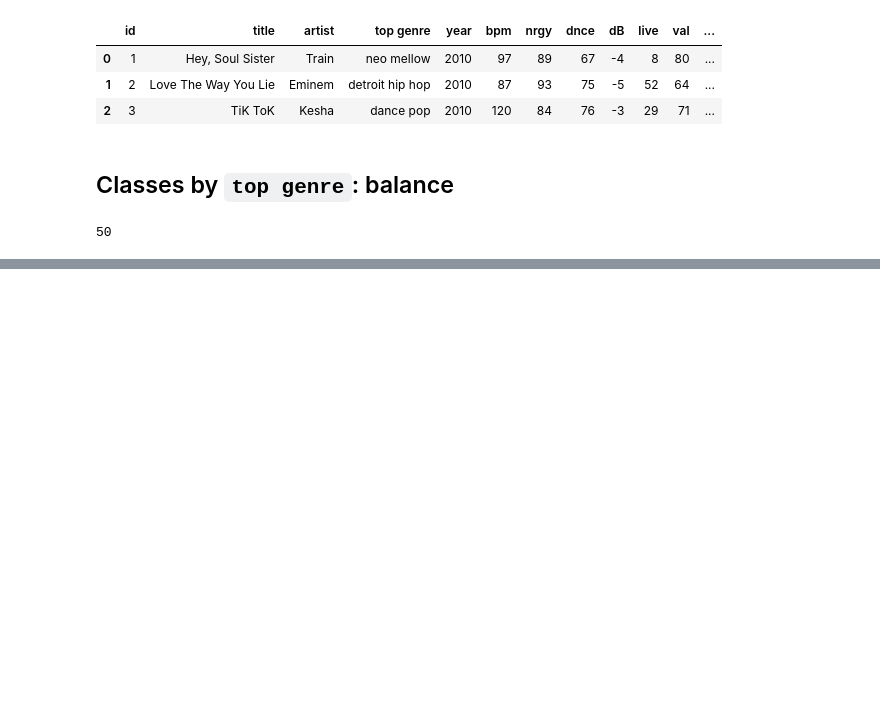
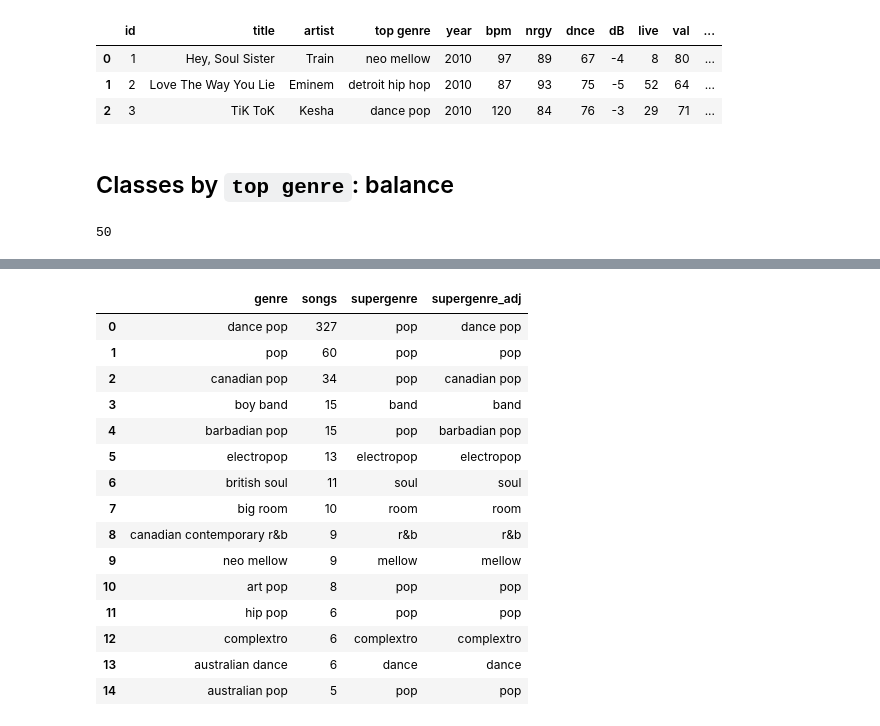
Before and after one commit to moisesmendes/spotify-analysis, a Jupyter notebook: 002_pre_process.ipynb, the cells around one changed output, grey strips where cells are left out. Drawn from its saved outputs; the diff is of its cells as text; code cells hidden in the pictures; blank space fills up the shorter version.

```diff
--- a/002_pre_process.ipynb
+++ b/002_pre_process.ipynb
@@ -72,0 +157,4 @@ songs_by_genre[songs_by_genre['songs'] >= 5]
+# %%
+# getting all possible subgenres
+last_genre_name = songs_by_genre.genre.str.split().apply(lambda x: x[-1])
+last_genre_name.drop_duplicates().reset_index(drop=True)
@@ -72,0 +183,3 @@ songs_by_genre[songs_by_genre['songs'] >= 5]
+# %%
+songs_by_genre['supergenre'] = last_genre_name
+songs_by_genre.head(10)
@@ -72,0 +233,14 @@ songs_by_genre[songs_by_genre['songs'] >= 5]
+# %%
+def map_supergenre(genre: str) -> str:
+    """Maps a genre with its supergenre considering special cases when the genre itself is returned.
+    """
+    exceptions = ['dance pop', 'pop', 'canadian pop', 'barbadian pop']
+    if genre in exceptions:
+        return genre
+    elif genre.endswith('hip hop'):
+        return 'hip hop'
+    else:
+        return genre.split()[-1]
+
+[map_supergenre(x) for x in ['dance pop', 'pop', 'hip hop', 'new hip hop', 'indie pop',
+                             'australian pop','colombian pop','acoustic pop','folk-pop']]
@@ -72,0 +257,21 @@ songs_by_genre[songs_by_genre['songs'] >= 5]
+# %%
+# supergenre adjusted
+songs_by_genre['supergenre_adj'] = songs_by_genre.genre.apply(map_supergenre)
+songs_by_genre.head(15)
+# %% [output]
+|  | genre | songs | supergenre | supergenre_adj |
+| 0 | dance pop | 327 | pop | dance pop |
+| 1 | pop | 60 | pop | pop |
+| 2 | canadian pop | 34 | pop | canadian pop |
+| 3 | boy band | 15 | band | band |
+| 4 | barbadian pop | 15 | pop | barbadian pop |
+| 5 | electropop | 13 | electropop | electropop |
+| 6 | british soul | 11 | soul | soul |
+| 7 | big room | 10 | room | room |
+| 8 | canadian contemporary r&b | 9 | r&b | r&b |
+| 9 | neo mellow | 9 | mellow | mellow |
+| 10 | art pop | 8 | pop | pop |
+| 11 | hip pop | 6 | pop | pop |
+| 12 | complextro | 6 | complextro | complextro |
+| 13 | australian dance | 6 | dance | dance |
+| 14 | australian pop | 5 | pop | pop |
```
Also changed, not shown: parts of 47 cells of this notebook, 2 other files.
